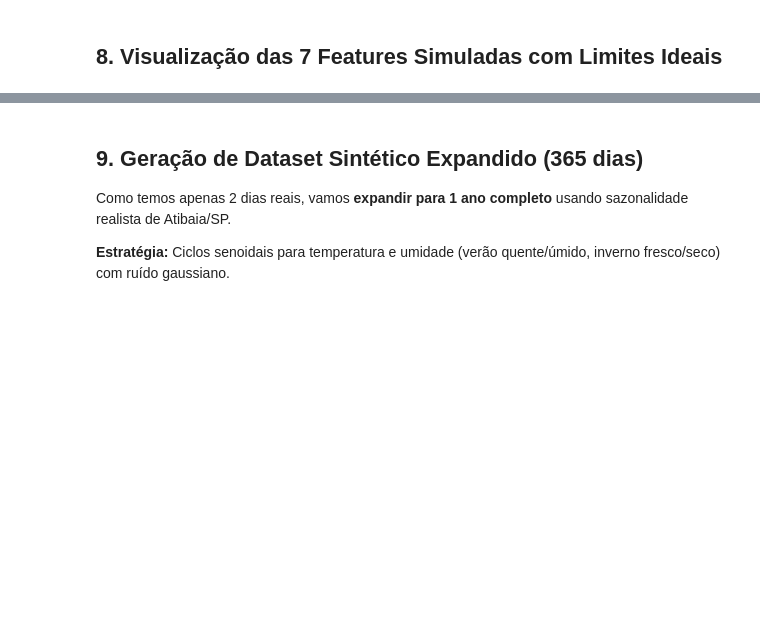
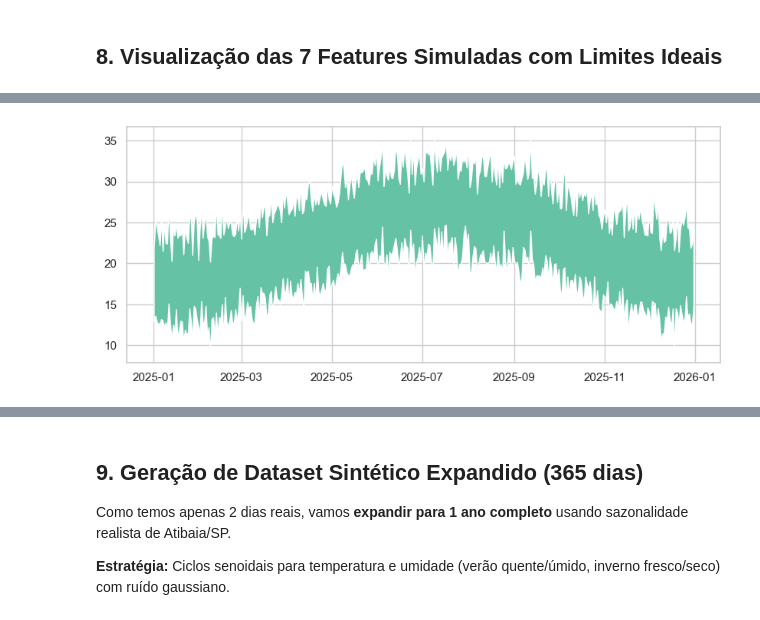
Before and after one commit to maria-elooisa/ic-agro-lab, a Jupyter notebook: data/raw/morango/agrolab_morango_simulacao.ipynb, the cells around one changed output, grey strips where cells are left out. Drawn from its saved outputs; the diff is of its cells as text; code cells hidden in the pictures; blank space fills up the shorter version.

```diff
--- a/data/raw/morango/agrolab_morango_simulacao.ipynb
+++ b/data/raw/morango/agrolab_morango_simulacao.ipynb
@@ -504,3 +692,15 @@ print(df_final[['data', 'temp_ar_max', 'umidade_solo', 'pH', 'N_mgL', 'K_mgL', '
+# %%
+plt.figure(figsize=(10,4))
+
+plt.fill_between(
+    df_anual['data'],
+    df_anual['temp_ar_min'],
+    df_anual['temp_ar_max']
+)
+
+plt.show()
+# %% [output]
+[figure, added]
 # %%
 fig, axes = plt.subplots(4, 2, figsize=(16, 18))
 fig.suptitle('🍓 AgroLab — 7 Features Simuladas + Ação Recomendada\nMorango Semi-Hidropônico | Atibaia/SP',
```
Also changed, not shown: parts of 16 cells of this notebook, 1 other file.
